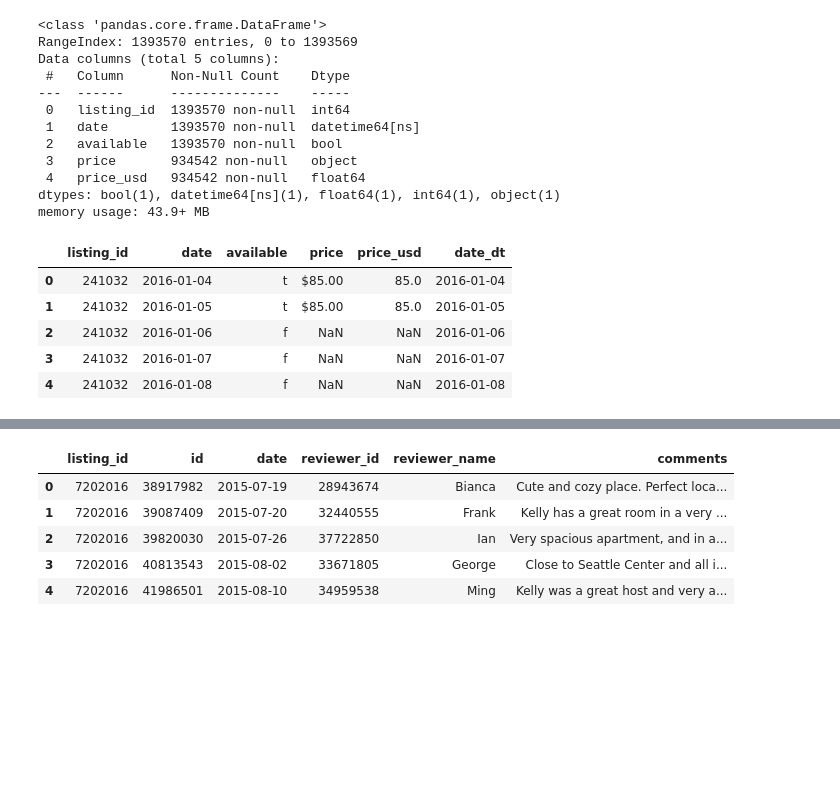
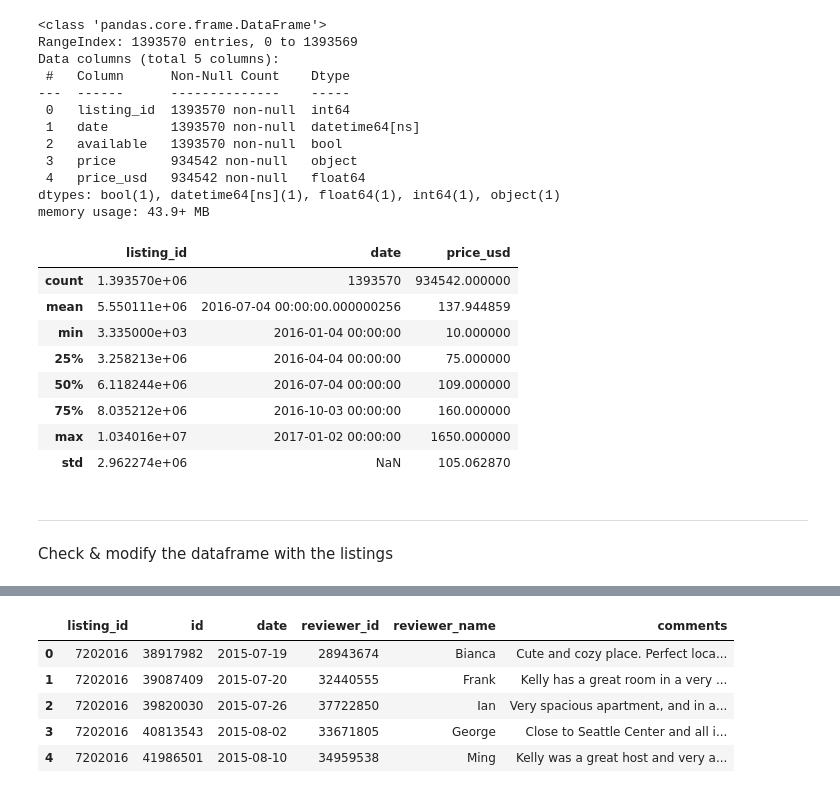
Before and after one commit to saschagroetzki/ud_p1_blogpost, a Jupyter notebook: main.ipynb, the cells around one changed output, grey strips where cells are left out. Drawn from its saved outputs; the diff is of its cells as text; code cells hidden in the pictures; blank space fills up the shorter version.

```diff
--- a/main.ipynb
+++ b/main.ipynb
@@ -75,12 +76,18 @@ Data columns (total 5 columns):
 dtypes: bool(1), datetime64[ns](1), float64(1), int64(1), object(1)
 memory usage: 43.9+ MB
 # %%
-df_cal.head()
+df_cal.describe()
 # %% [output]
-|  | listing_id | date | available | price | price_usd | date_dt |
-| 0 | 241032 | 2016-01-04 | t | $85.00 | 85.0 | 2016-01-04 |
-| 1 | 241032 | 2016-01-05 | t | $85.00 | 85.0 | 2016-01-05 |
-| 2 | 241032 | 2016-01-06 | f | NaN | NaN | 2016-01-06 |
-| 3 | 241032 | 2016-01-07 | f | NaN | NaN | 2016-01-07 |
-| 4 | 241032 | 2016-01-08 | f | NaN | NaN | 2016-01-08 |
+|  | listing_id | date | price_usd |
+| count | 1.393570e+06 | 1393570 | 934542.000000 |
+| mean | 5.550111e+06 | 2016-07-04 00:00:00.000000256 | 137.944859 |
+| min | 3.335000e+03 | 2016-01-04 00:00:00 | 10.000000 |
+| 25% | 3.258213e+06 | 2016-04-04 00:00:00 | 75.000000 |
+| 50% | 6.118244e+06 | 2016-07-04 00:00:00 | 109.000000 |
+| 75% | 8.035212e+06 | 2016-10-03 00:00:00 | 160.000000 |
+| max | 1.034016e+07 | 2017-01-02 00:00:00 | 1650.000000 |
+| std | 2.962274e+06 | NaN | 105.062870 |
+# %% [markdown]
+---
+Check & modify the dataframe with the listings
 # %%
```
Also changed, not shown: parts of 5 cells of this notebook, 1 other file.
